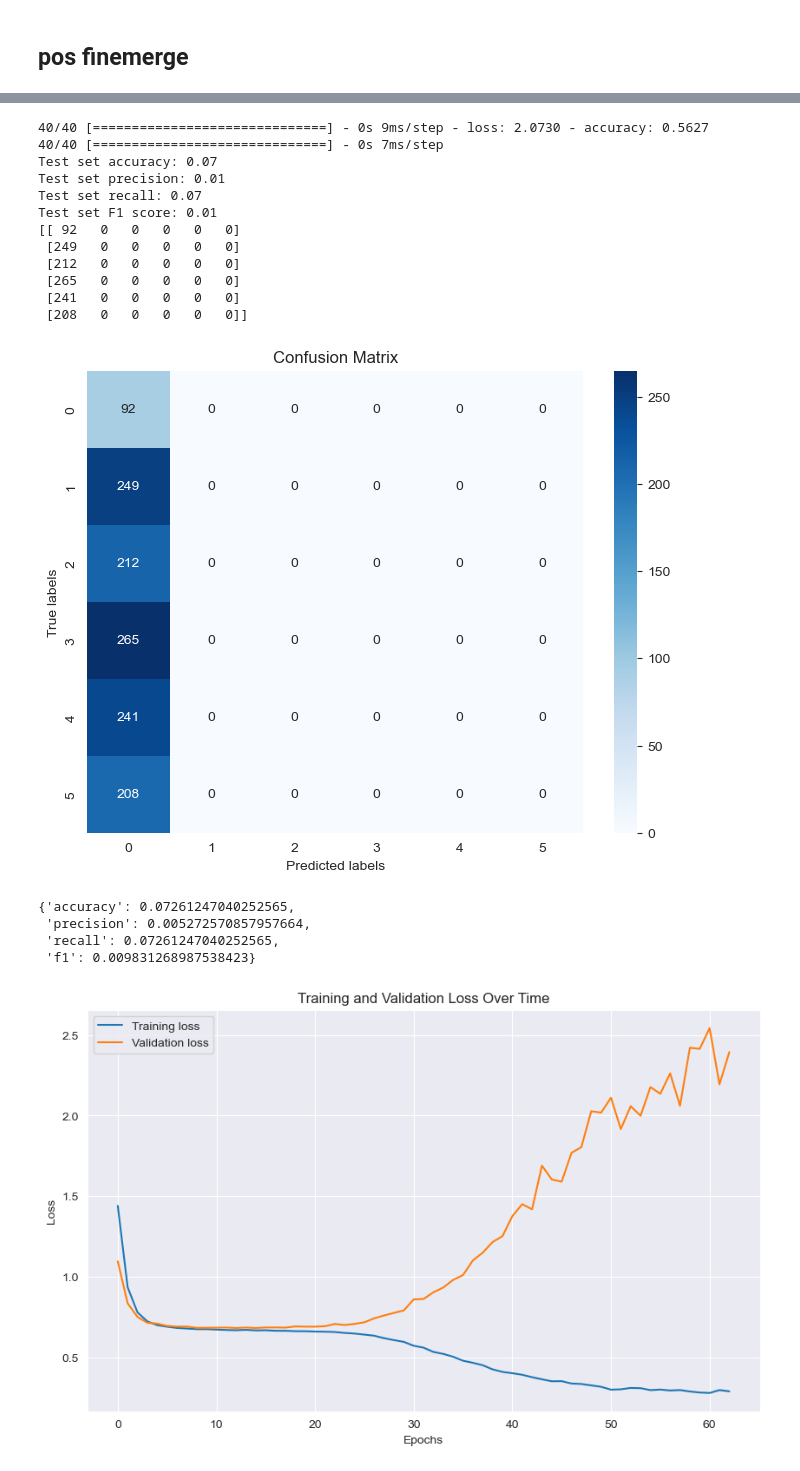
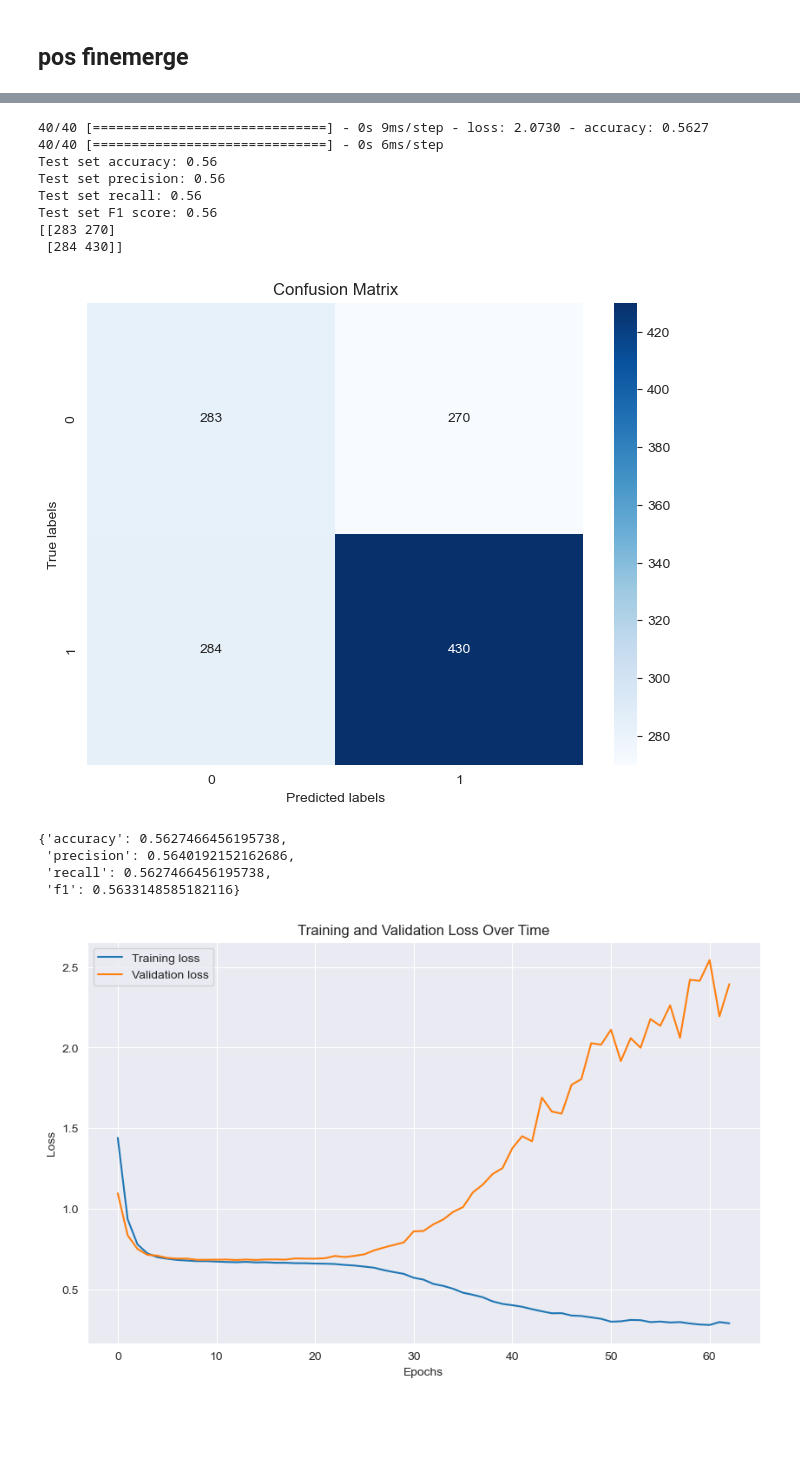
Before and after one commit to f4ths/fyp-fake-news-detection, a Jupyter notebook: ensemble.ipynb, the cells around one changed output, grey strips where cells are left out. Cells and saved outputs as stored; diff of their text form; code cells hidden in the pictures; blank space fills up the shorter version.

```diff
--- a/ensemble.ipynb
+++ b/ensemble.ipynb
@@ -1293,27 +1289,23 @@ Epoch 63/150
 # %%
 # evaluate dense_model_jaccard_pfinemerge_binary and make prediction and plot confusion matrix
 dense_model_jaccard_pfinemerge_binary.evaluate([X_test_meta_jaccard, X_test_pos_finemerge], Y_test_binary)
 dense_model_jaccard_pfinemerge_binary_predictions = dense_model_jaccard_pfinemerge_binary.predict([X_test_meta_jaccard, X_test_pos_finemerge])
 
-plot_matrix(dense_model_jaccard_pfinemerge_binary_predictions)
+plot_matrix_binary(dense_model_jaccard_pfinemerge_binary_predictions)
 # %% [output]
 40/40 [==============================] - 0s 9ms/step - loss: 2.0730 - accuracy: 0.5627
-40/40 [==============================] - 0s 7ms/step
-Test set accuracy: 0.07
-Test set precision: 0.01
-Test set recall: 0.07
-Test set F1 score: 0.01
-[[ 92   0   0   0   0   0]
- [249   0   0   0   0   0]
- [212   0   0   0   0   0]
- [265   0   0   0   0   0]
- [241   0   0   0   0   0]
- [208   0   0   0   0   0]]
+40/40 [==============================] - 0s 6ms/step
+Test set accuracy: 0.56
+Test set precision: 0.56
+Test set recall: 0.56
+Test set F1 score: 0.56
+[[283 270]
+ [284 430]]
-[figure, old version]
+[figure, new version]
-{'accuracy': 0.07261247040252565,
- 'precision': 0.005272570857957664,
- 'recall': 0.07261247040252565,
- 'f1': 0.009831268987538423}
+{'accuracy': 0.5627466456195738,
+ 'precision': 0.5640192152162686,
+ 'recall': 0.5627466456195738,
+ 'f1': 0.5633148585182116}
 # %%
 plot_history(historypfinemergebinary, problem_type='binary')
 # %% [output]
```
Also changed, not shown: parts of 2 cells of this notebook.
